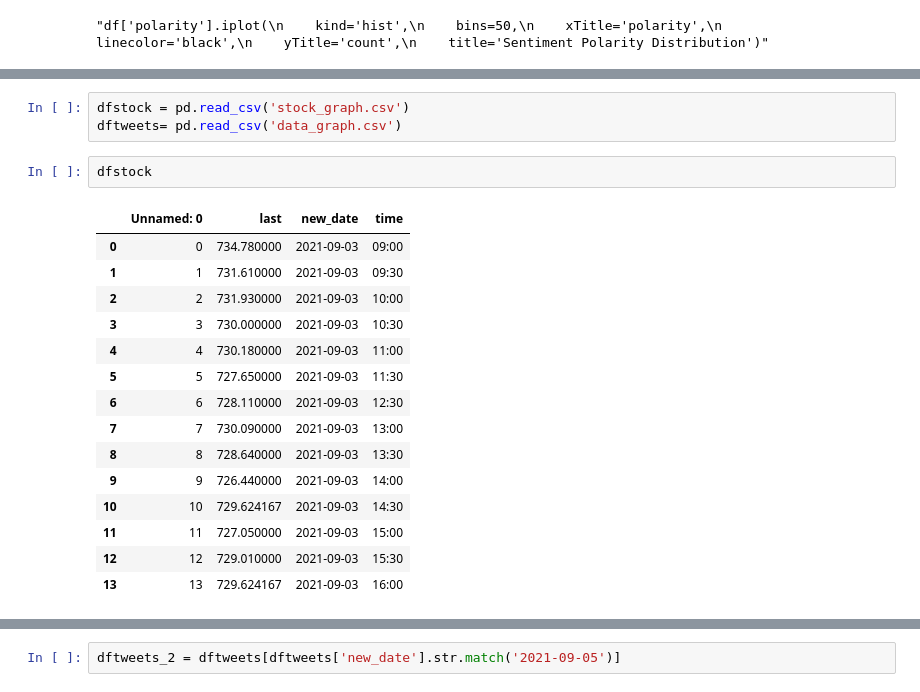
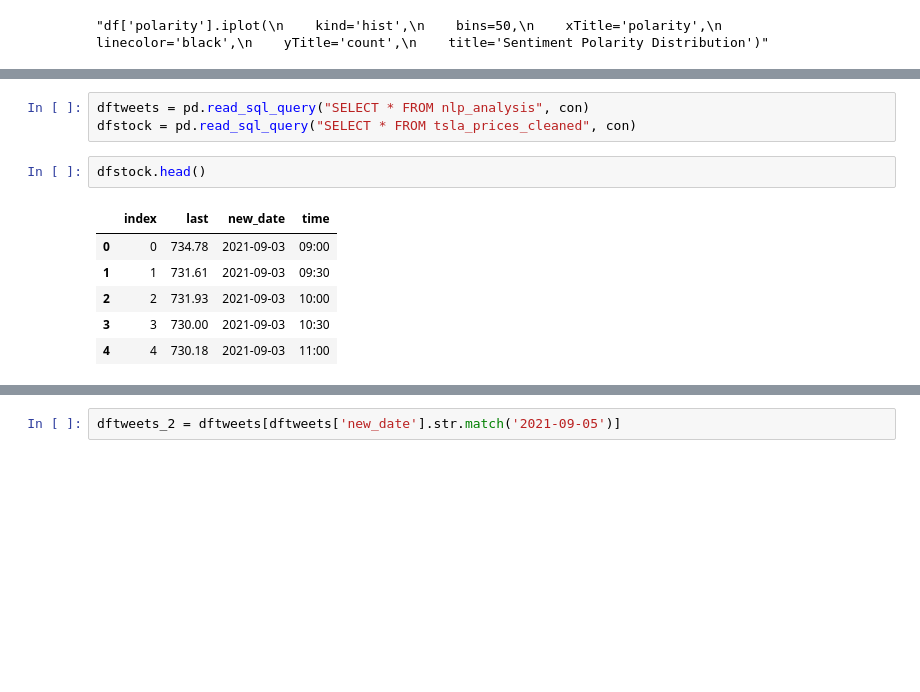
Before and after one commit to ZipcodeWizards/TwitterStockAnalysis, a Jupyter notebook: Jupyter Code References/Plotly Example Analysis.ipynb, the cells around one changed output, grey strips where cells are left out. Drawn from its saved outputs; the diff is of its cells as text; blank space fills up the shorter version.

```diff
--- a/Jupyter Code References/Plotly Example Analysis.ipynb
+++ b/Jupyter Code References/Plotly Example Analysis.ipynb
@@ -67,24 +67,15 @@ fig = px.histogram(df, x = 'polarity')
 fig.show()
 # %% [output]
 [interactive output not drawn]
-# %%
-dfstock = pd.read_csv('stock_graph.csv')
-dftweets= pd.read_csv('data_graph.csv')
+# %%
+dftweets = pd.read_sql_query("SELECT * FROM nlp_analysis", con)
+dfstock = pd.read_sql_query("SELECT * FROM tsla_prices_cleaned", con)
 # %%
-dfstock
+dfstock.head()
 # %% [output]
-|  | Unnamed: 0 | last | new_date | time |
-| 0 | 0 | 734.780000 | 2021-09-03 | 09:00 |
-| 1 | 1 | 731.610000 | 2021-09-03 | 09:30 |
-| 2 | 2 | 731.930000 | 2021-09-03 | 10:00 |
-| 3 | 3 | 730.000000 | 2021-09-03 | 10:30 |
-| 4 | 4 | 730.180000 | 2021-09-03 | 11:00 |
-| 5 | 5 | 727.650000 | 2021-09-03 | 11:30 |
-| 6 | 6 | 728.110000 | 2021-09-03 | 12:30 |
-| 7 | 7 | 730.090000 | 2021-09-03 | 13:00 |
-| 8 | 8 | 728.640000 | 2021-09-03 | 13:30 |
-| 9 | 9 | 726.440000 | 2021-09-03 | 14:00 |
-| 10 | 10 | 729.624167 | 2021-09-03 | 14:30 |
-| 11 | 11 | 727.050000 | 2021-09-03 | 15:00 |
-| 12 | 12 | 729.010000 | 2021-09-03 | 15:30 |
-| 13 | 13 | 729.624167 | 2021-09-03 | 16:00 |
+|  | index | last | new_date | time |
+| 0 | 0 | 734.78 | 2021-09-03 | 09:00 |
+| 1 | 1 | 731.61 | 2021-09-03 | 09:30 |
+| 2 | 2 | 731.93 | 2021-09-03 | 10:00 |
+| 3 | 3 | 730.00 | 2021-09-03 | 10:30 |
+| 4 | 4 | 730.18 | 2021-09-03 | 11:00 |
```
Also changed, not shown: parts of 21 cells of this notebook, 23 other files.
